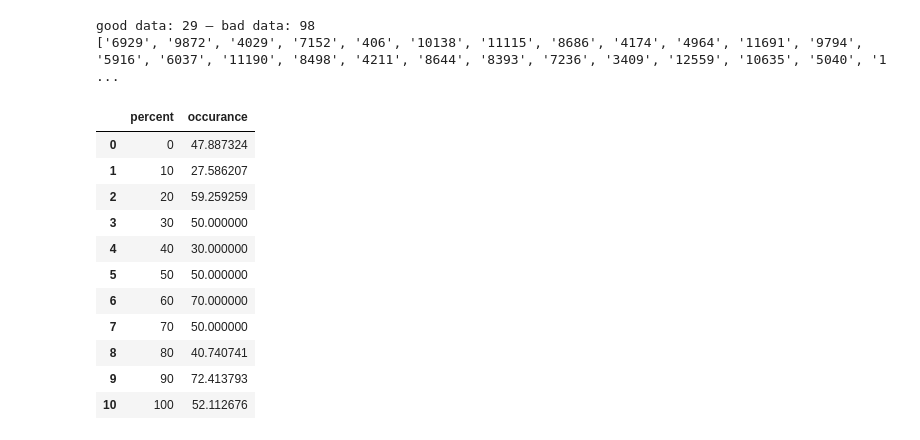
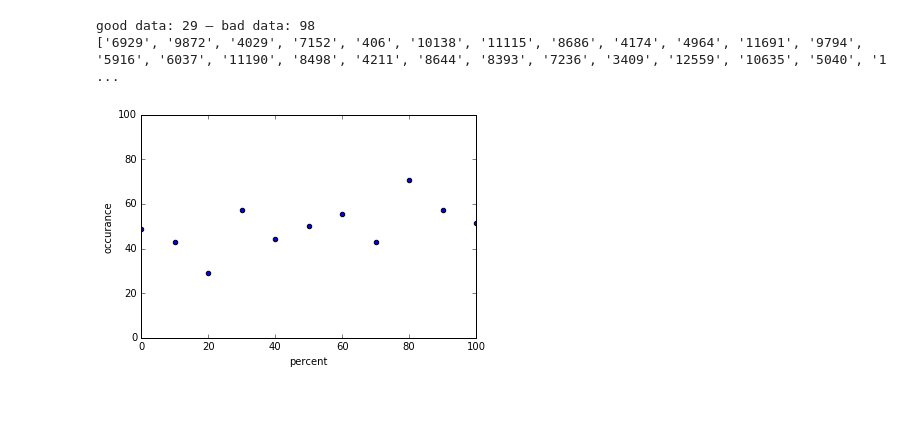
Before and after one commit to davish/roboscout, a Jupyter notebook: roboscout-notebook.ipynb, the cells around one changed output. Saved outputs shown, nothing was run; the diff lists cells and outputs as text; code cells hidden in the pictures; blank space fills up the shorter version.

```diff
--- a/roboscout-notebook.ipynb
+++ b/roboscout-notebook.ipynb
@@ -77,13 +77,12 @@ lists = ['matchlists/EdisonTot.csv', 'matchlists/OchoaTot.csv',
          'matchlists/tesla1.csv', 'matchlists/hopper1.csv']
 # %%
 import match_simulation as sim
+
 buckets = [[] for _ in xrange(11)]
-
-
 for fpath in lists:
     matchlist = getData(fpath)
     rscout = scout(matchlist[:len(matchlist)*2/3])
-    simulation = sim.simulate_matchlist(matchlist, rscout, len(matchlist)*2/3)
+    simulation = sim.simulate_matchlist(matchlist, rscout, len(matchlist)*2/3, dist='discretedist')
 
     results = [{
             'winner': 'Red' if r['Red Score'] > r['Blue Score'] else 'Blue',
@@ -98,19 +97,13 @@ for fpath in lists:
 # %%
 calibration = [float(sum(l))/len(l) if len(l) > 0 else 0 for l in buckets]
 w = [{'percent': '%d' % (int(x)*10), 'occurance': calibration[int(x)]*100} for x in xrange(len(calibration))]
-pd.DataFrame(w, columns=['percent', 'occurance'])
-
-# print buckets
+x = [row['percent'] for row in w]
+y = [row['occurance'] for row in w]
+plt.scatter(x, y)
+plt.ylabel('occurance')
+plt.xlabel('percent')
+plt.xlim([0, 100])
+plt.ylim([0, 100])
+plt.show()
 # %% [output]
-|  | percent | occurance |
-| 0 | 0 | 47.887324 |
-| 1 | 10 | 27.586207 |
-| 2 | 20 | 59.259259 |
-| 3 | 30 | 50.000000 |
-| 4 | 40 | 30.000000 |
-| 5 | 50 | 50.000000 |
-| 6 | 60 | 70.000000 |
-| 7 | 70 | 50.000000 |
-| 8 | 80 | 40.740741 |
-| 9 | 90 | 72.413793 |
-| 10 | 100 | 52.112676 |
+[figure, added]
```
Also changed, not shown: parts of 1 cell of this notebook, 2 other files.
